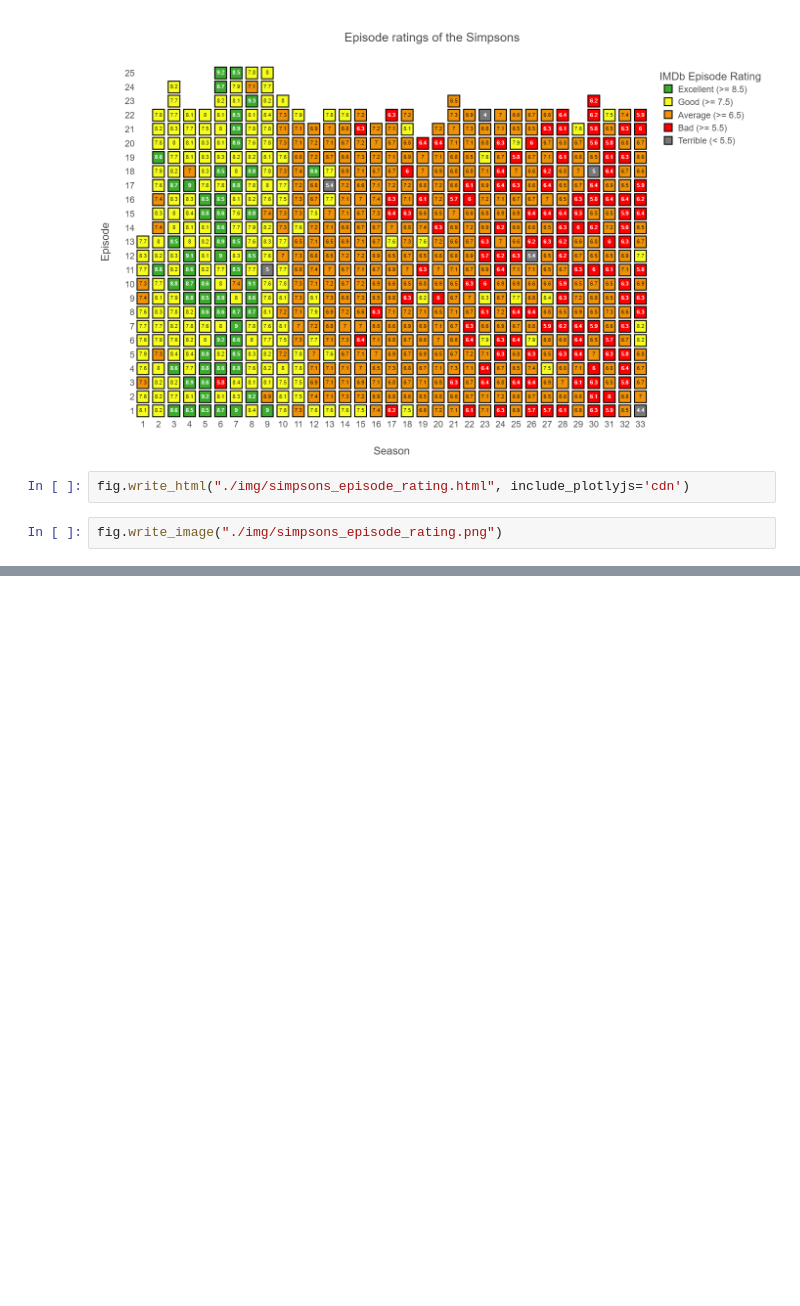
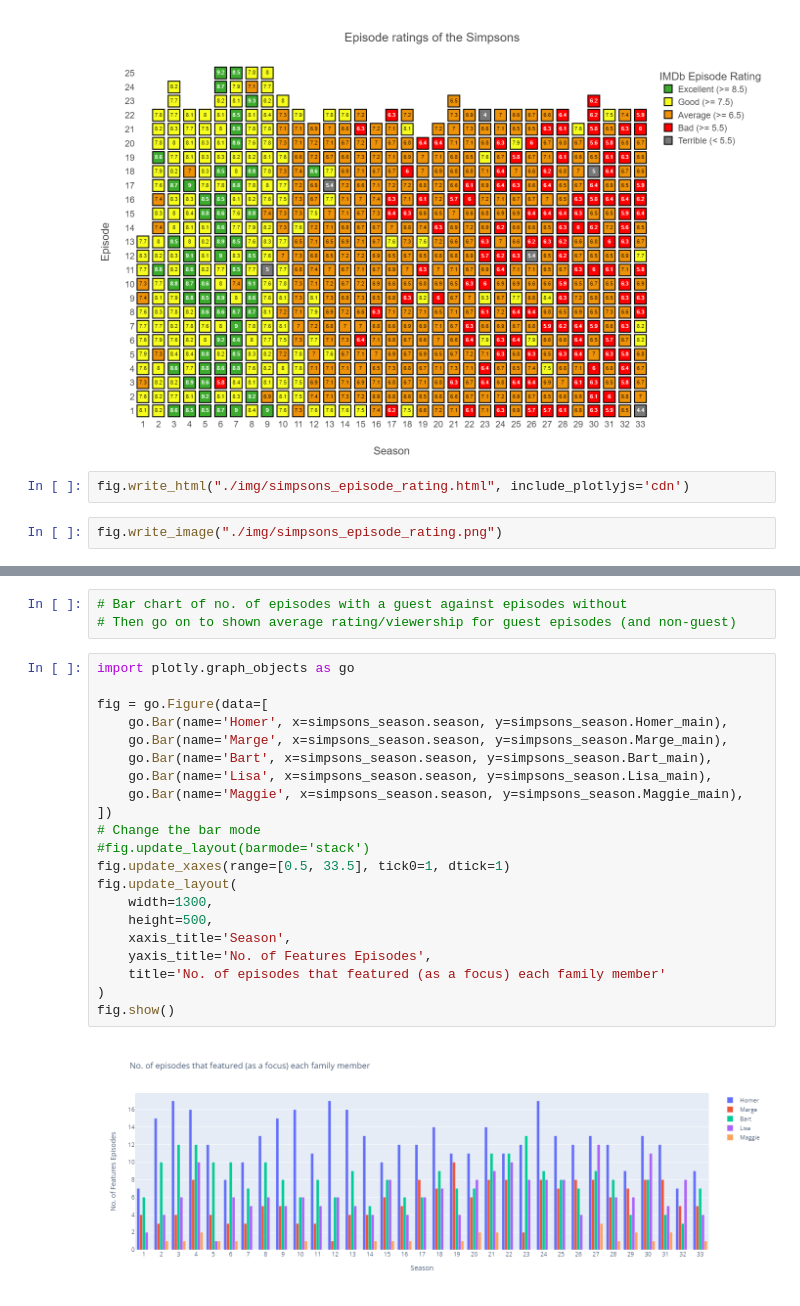
Before and after one commit to jdcollier89/SimpsonsAnalysis, a Jupyter notebook: 5. feature engineering.ipynb, the cells around one changed output, grey strips where cells are left out. Cells and saved outputs as stored; diff of their text form; blank space fills up the shorter version.

```diff
--- a/5. feature engineering.ipynb
+++ b/5. feature engineering.ipynb
@@ -191,0 +263,26 @@ fig.write_image("./img/simpsons_episode_rating.png")
+# %%
+# Bar chart of no. of episodes with a guest against episodes without
+# Then go on to shown average rating/viewership for guest episodes (and non-guest)
+# %%
+import plotly.graph_objects as go
+
+fig = go.Figure(data=[
+    go.Bar(name='Homer', x=simpsons_season.season, y=simpsons_season.Homer_main),
+    go.Bar(name='Marge', x=simpsons_season.season, y=simpsons_season.Marge_main),
+    go.Bar(name='Bart', x=simpsons_season.season, y=simpsons_season.Bart_main),
+    go.Bar(name='Lisa', x=simpsons_season.season, y=simpsons_season.Lisa_main),
+    go.Bar(name='Maggie', x=simpsons_season.season, y=simpsons_season.Maggie_main),
+])
+# Change the bar mode
+#fig.update_layout(barmode='stack')
+fig.update_xaxes(range=[0.5, 33.5], tick0=1, dtick=1)
+fig.update_layout(
+    width=1300,
+    height=500,
+    xaxis_title='Season',
+    yaxis_title='No. of Features Episodes',
+    title='No. of episodes that featured (as a focus) each family member'
+)
+fig.show()
+# %% [output]
+[figure, added]
```
Also changed, not shown: parts of 13 cells of this notebook, 5 other files.
